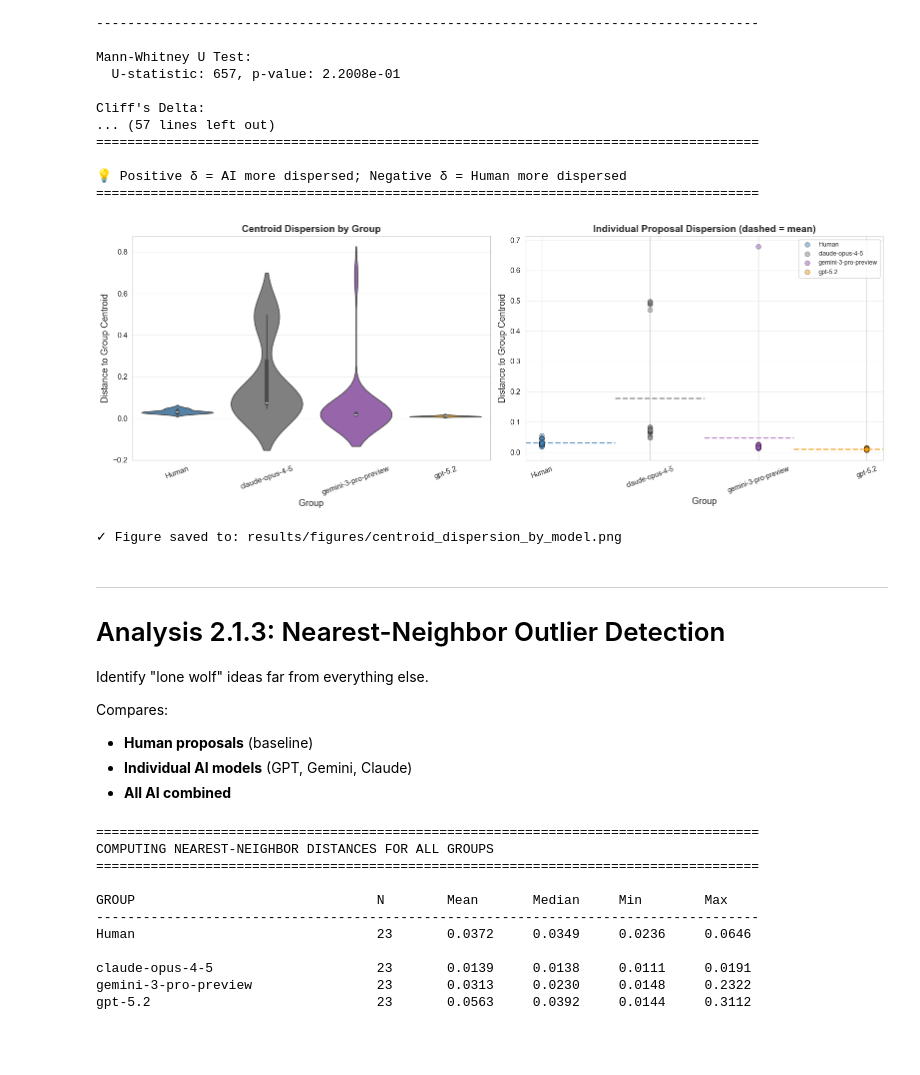
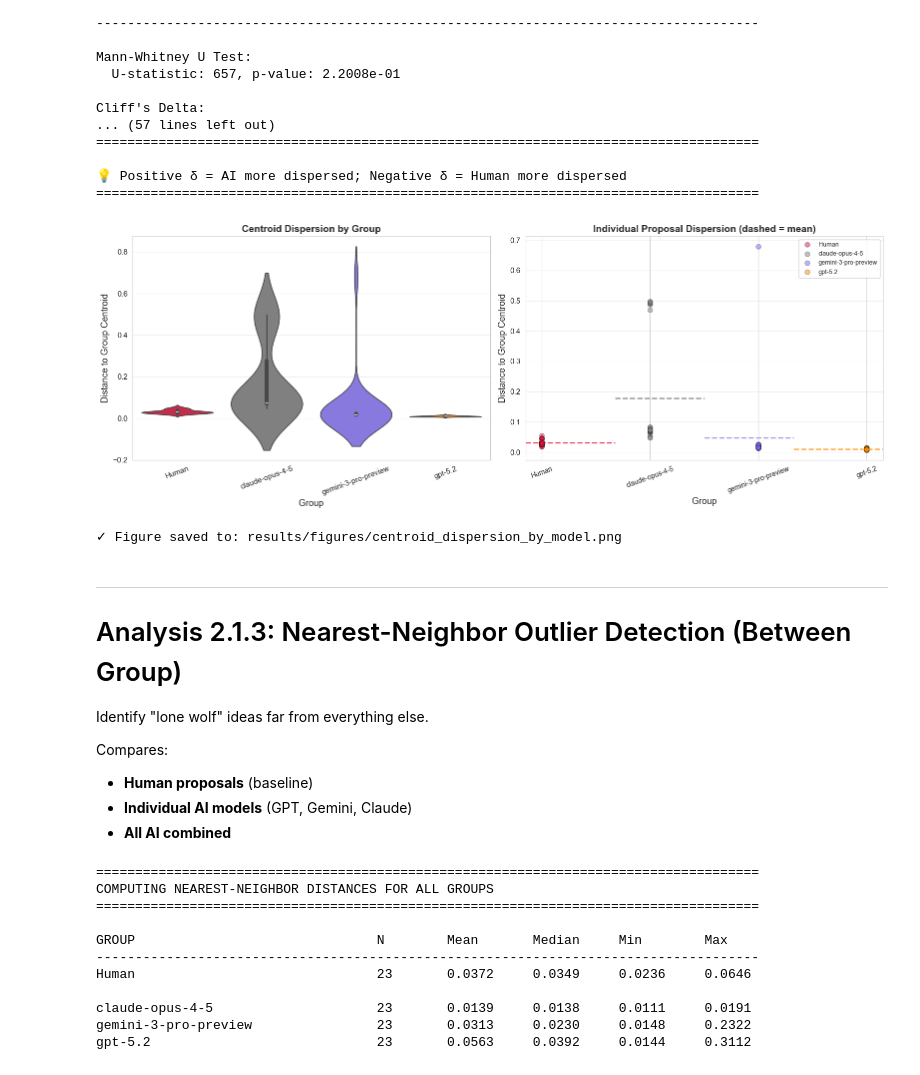
Before and after one commit to eveyhuang/human-AI-proposal, a Jupyter notebook: compare_proposals.ipynb, the cells around one changed output. Saved outputs shown, nothing was run; the diff lists cells and outputs as text; code cells hidden in the pictures; blank space fills up the shorter version.

```diff
--- a/compare_proposals.ipynb
+++ b/compare_proposals.ipynb
@@ -252,15 +252,16 @@ model_name = "michiyasunaga/BioLinkBERT-large"  # 340M params, best performance
 print(f"Loading BioLinkBERT model: {model_name}")
 print("Note: BioLinkBERT outperforms PubMedBERT on all biomedical benchmarks")
 tokenizer = AutoTokenizer.from_pretrained(model_name)
-model = AutoModel.from_pretrained(model_name)
+# Use 'embedding_model' so loops like "for model in ai_models" don't overwrite it
+embedding_model = AutoModel.from_pretrained(model_name)
 
 # Move to GPU if available
 device = torch.device('cuda' if torch.cuda.is_available() else 'cpu')
-model = model.to(device)
-model.eval()
+embedding_model = embedding_model.to(device)
+embedding_model.eval()
 
 print(f"✓ Model loaded on: {device}")
-print(f"✓ Model parameters: {sum(p.numel() for p in model.parameters()):,}")
+print(f"✓ Model parameters: {sum(p.numel() for p in embedding_model.parameters()):,}")
 # %% [output]
 Loading BioLinkBERT model: michiyasunaga/BioLinkBERT-large
 Note: BioLinkBERT outperforms PubMedBERT on all biomedical benchmarks
@@ -320,7 +321,7 @@ def get_embeddings_with_chunking(texts, chunk_size=400, overlap=50, batch_size=8
                 ).to(device)
 
                 # Get embeddings
-                outputs = model(**encoded)
+                outputs = embedding_model(**encoded)
 
                 # Use [CLS] token embedding (first token)
                 cls_embeddings = outputs.last_hidden_state[:, 0, :]
@@ -411,3 +413,11 @@ print(f"  File size: {embeddings_file.stat().st_size / 1024 / 1024:.2f} MB")
+# %%
+with open('data/embeddings/proposal_embeddings_human_ai_baseline.pkl', 'rb') as f:
+    embeddings_data = pickle.load(f)
+
+ai_embeddings = embeddings_data['ai_embeddings']
+human_embeddings = embeddings_data['human_embeddings']
+ai_metadata = embeddings_data['ai_metadata']
+human_metadata = embeddings_data['human_metadata']
 # %% [markdown]
 ---
 
@@ -684,6 +969,14 @@ Compares:
 - **Human proposals** (baseline)
 - **Individual AI models** (GPT, Gemini, Claude)
 - **All AI combined**
+# %%
+# Define DISTINCT colors for each group
+colors = {
+    'Human': '#DC143C',  # Crimson red (PROMINENT)
+    'claude-opus-4-6': '#4A90E2',  # Blue
+    'gemini-3-pro-preview': '#7B68EE',  # Purple
+    'gpt-5.2': '#FF8C00',  # Dark orange
+}
 # %%
 def compute_centroid_distances(embeddings):
     """
@@ -866,14 +1159,7 @@ Cliff's Delta:
 # Visualization: Centroid dispersion for all groups
 fig, axes = plt.subplots(1, 2, figsize=(16, 6))
 
-# Color scheme
-colors = {
-    'Human': 'steelblue',
-    'claude-opus-4-6': '#E74C3C',
-    'gemini-3-pro-preview': '#9B59B6',
-    'gpt-5.2': '#F39C12',
-    'All AI': 'coral'
-}
+
 
 # LEFT PANEL: Violin plots
 violin_data = []
@@ -901,39 +1187,39 @@ x_positions['Human'] = 0
 axes[1].scatter([0]*len(human_centroid_dists), human_centroid_dists,
                alpha=0.5, label='Human', color=colors['Human'], s=50, edgecolors='black', linewidth=0.5)
 axes[1].axhline(human_centroid_dists.mean(), xmin=0/len(group_order), xmax=1/len(group_order),
                color=colors['Human'], linestyle='--', linewidth=2, alpha=0.8)
 
 offset = 1
 # Individual AI models
 for i, model in enumerate([m for m in ai_models if m in model_centroid_dists]):
     x_positions[model] = offset
     axes[1].scatter([offset]*len(model_centroid_dists[model]), model_centroid_dists[model],
                    alpha=0.5, label=model, color=colors.get(model, 'gray'), s=50, edgecolors='black', linewidth=0.5)
     axes[1].axhline(model_centroid_dists[model].mean(),
                    xmin=offset/len(group_order), xmax=(offset+1)/len(group_order),
                    color=colors.get(model, 'gray'), linestyle='--', linewidth=2, alpha=0.7)
     offset += 1
 
 axes[1].set_xticks(range(len(group_order)))
 axes[1].set_xticklabels(group_order, rotation=20, fontsize=10)
 axes[1].set_ylabel('Distance to Group Centroid', fontsize=13)
 axes[1].set_xlabel('Group', fontsize=13)
 axes[1].set_title('Individual Proposal Dispersion (dashed = mean)', fontsize=14, fontweight='bold')
 axes[1].legend(fontsize=9, loc='upper right')
 axes[1].grid(alpha=0.3, axis='y')
 
 plt.tight_layout()
 plt.savefig('results/figures/centroid_dispersion_by_model.png', dpi=300, bbox_inches='tight')
 plt.show()
 
 print("✓ Figure saved to: results/figures/centroid_dispersion_by_model.png")
 # %% [output]
-[figure, old version]
+[figure, new version]
 ✓ Figure saved to: results/figures/centroid_dispersion_by_model.png
 # %% [markdown]
 ---
 
-# Analysis 2.1.3: Nearest-Neighbor Outlier Detection
+# Analysis 2.1.3: Nearest-Neighbor Outlier Detection (Between Group)
 
 Identify "lone wolf" ideas far from everything else.
 
```
Also changed, not shown: parts of 35 cells of this notebook, 26 other files.
